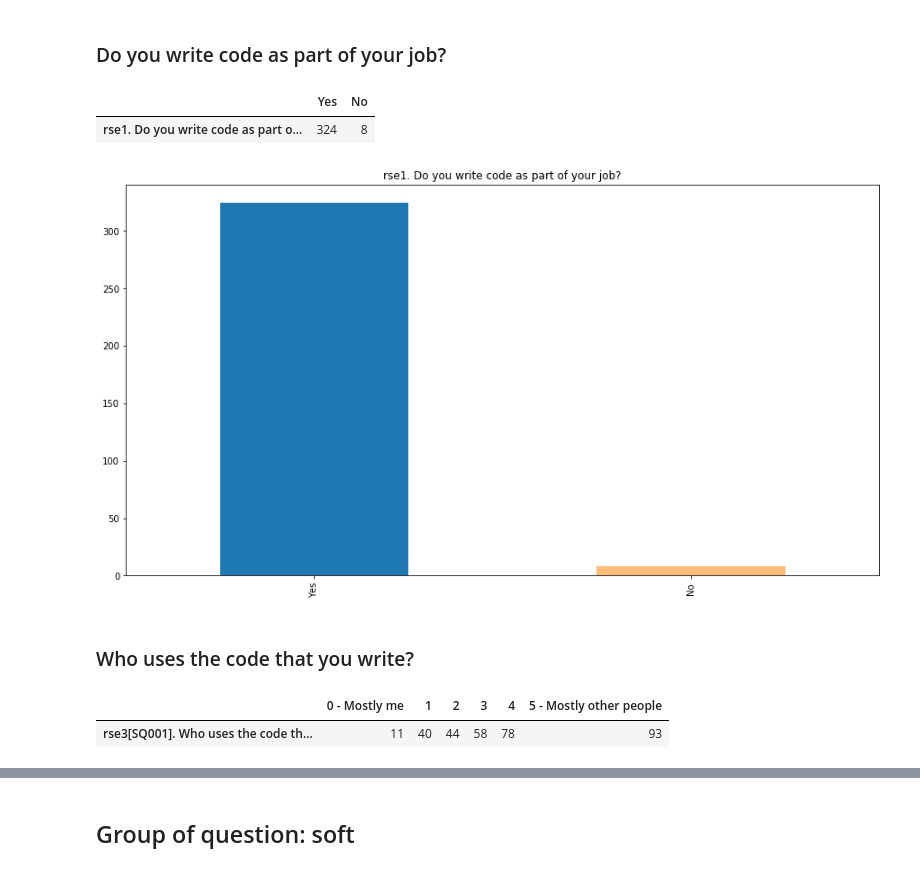
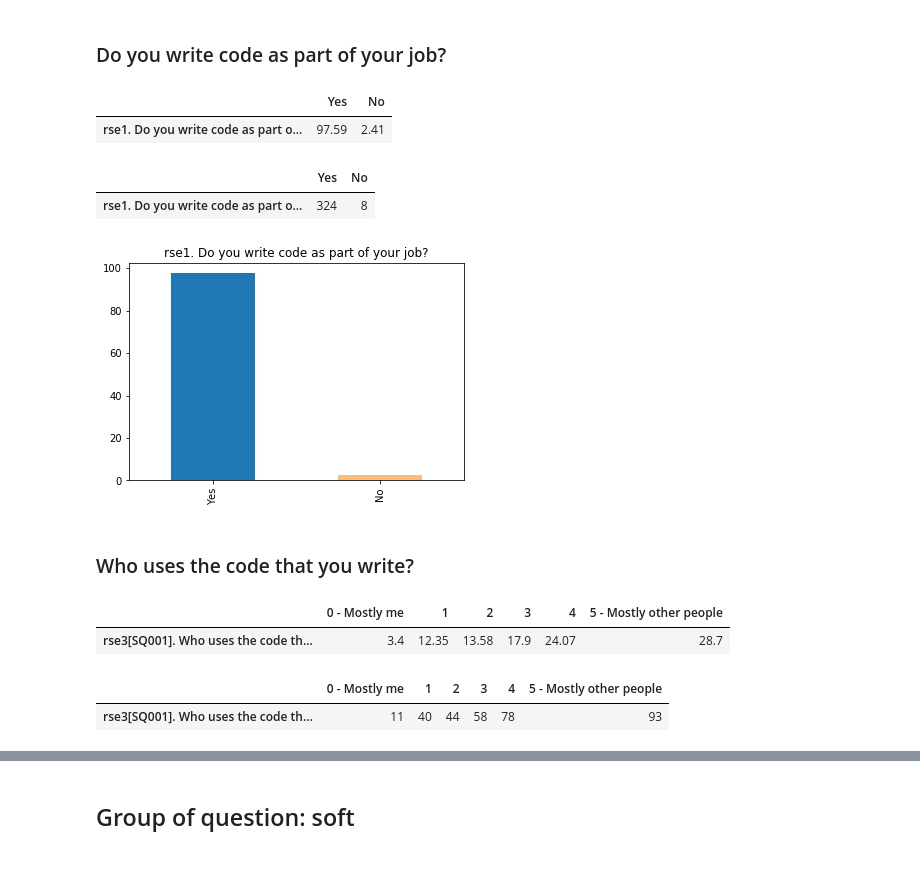
Before and after one commit to softwaresaved/international-survey, a Jupyter notebook: analysis/data_process/uk_2017/uk_17.ipynb, the cells around one changed output, grey strips where cells are left out. Saved outputs shown, nothing was run; the diff lists cells and outputs as text; code cells hidden in the pictures.

```diff
--- a/analysis/data_process/uk_2017/uk_17.ipynb
+++ b/analysis/data_process/uk_2017/uk_17.ipynb
@@ -136,23 +166,22 @@ _ = get_plot(v_to_count, "freetext")
 v_to_count  = get_count(df, ['rse1. Do you write code as part of your job?'],
                                                 "y/n/na",
                                                 "../../../survey_creation/uk_17/listAnswers/.csv")
-# %%
-display(v_to_count)
-# %% [output]
-|  | Yes | No |
-| rse1. Do you write code as part o... | 324 | 8 |
+# %%
+perc_to_count = get_percentage(v_to_count)
+# %%
+ display_side_by_side(perc_to_count,v_to_count)
+# %% [output]
+|  | Yes | No |
+| rse1. Do you write code as part o... | 97.59 | 2.41 |
+|  | Yes | No |
+| rse1. Do you write code as part o... | 324 | 8 |
 # %%
-_ = get_plot(v_to_count, "y/n/na")
+_ = get_plot(perc_to_count, "y/n/na")
 # %% [output]
-[figure, old version]
+[figure, new version]
 # %% [markdown]
 ### Who uses the code that you write?
 # %%
 v_to_count  = get_count(df, ['rse3[SQ001]. Who uses the code that you write? []'],
                                                 "likert",
                                                 "../../../survey_creation/uk_17/listAnswers/likert_usage_5.csv")
-# %%
-display(v_to_count)
-# %% [output]
-|  | 0 - Mostly me | 1 | 2 | 3 | 4 | 5 - Mostly other people |
-| rse3[SQ001]. Who uses the code th... | 11 | 40 | 44 | 58 | 78 | 93 |
@@ -159,3 +190,10 @@ display(v_to_count)
+# %%
+ display_side_by_side(perc_to_count,v_to_count)
+# %% [output]
+|  | 0 - Mostly me | 1 | 2 | 3 | 4 | 5 - Mostly other people |
+| rse3[SQ001]. Who uses the code th... | 3.4 | 12.35 | 13.58 | 17.9 | 24.07 | 28.7 |
+|  | 0 - Mostly me | 1 | 2 | 3 | 4 | 5 - Mostly other people |
+| rse3[SQ001]. Who uses the code th... | 11 | 40 | 44 | 58 | 78 | 93 |
 # %%
 _ = get_plot(v_to_count, "likert")
 # %% [output]
```
Also changed, not shown: parts of 211 cells of this notebook, 5 other files.
